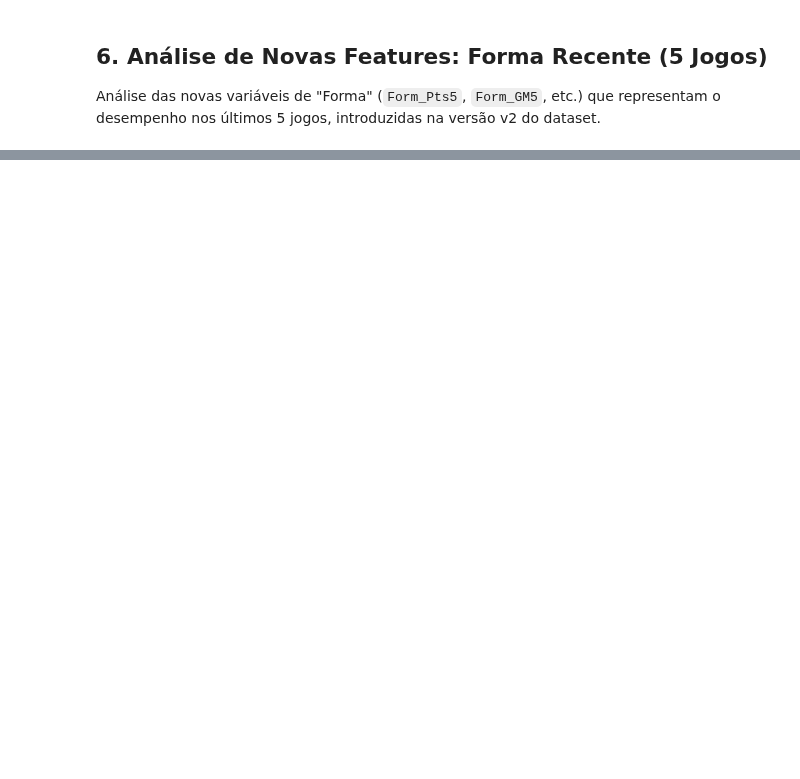
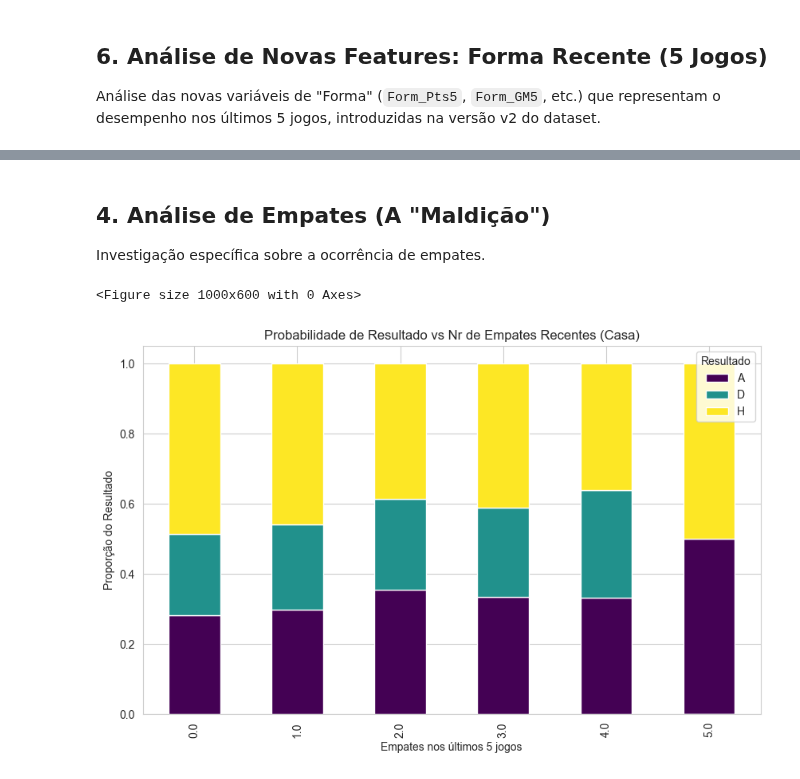
Before and after one commit to Didass7/PrimeiraLiga-ModelPredicter, a Jupyter notebook: Notebooks/EDA_Relatorio.ipynb, the cells around one changed output, grey strips where cells are left out. Cells and saved outputs as stored; diff of their text form; code cells hidden in the pictures; blank space fills up the shorter version.

```diff
--- a/Notebooks/EDA_Relatorio.ipynb
+++ b/Notebooks/EDA_Relatorio.ipynb
@@ -170,0 +247,18 @@ if vars_present:
+# %% [markdown]
+## 4. Análise de Empates (A "Maldição")
+Investigação específica sobre a ocorrência de empates.
+# %%
+# Impacto da "Forma de Empates" (Quantos empates nos últimos 5 jogos?)
+if 'Casa_Form_Empates5' in df.columns:
+    plt.figure(figsize=(10, 6))
+    # Agrupar por nr de empates recentes e ver a % de resultados
+    props = df.groupby('Casa_Form_Empates5')['Resultado_Final'].value_counts(normalize=True).unstack()
+    props.plot(kind='bar', stacked=True, figsize=(10, 6), colormap='viridis')
+    plt.title('Probabilidade de Resultado vs Nr de Empates Recentes (Casa)')
+    plt.xlabel('Empates nos últimos 5 jogos')
+    plt.ylabel('Proporção do Resultado')
+    plt.legend(title='Resultado')
+    plt.show()
+# %% [output]
+<Figure size 1000x600 with 0 Axes>
+[figure, added]
```
Also changed, not shown: parts of 12 cells of this notebook, 1 other file.
